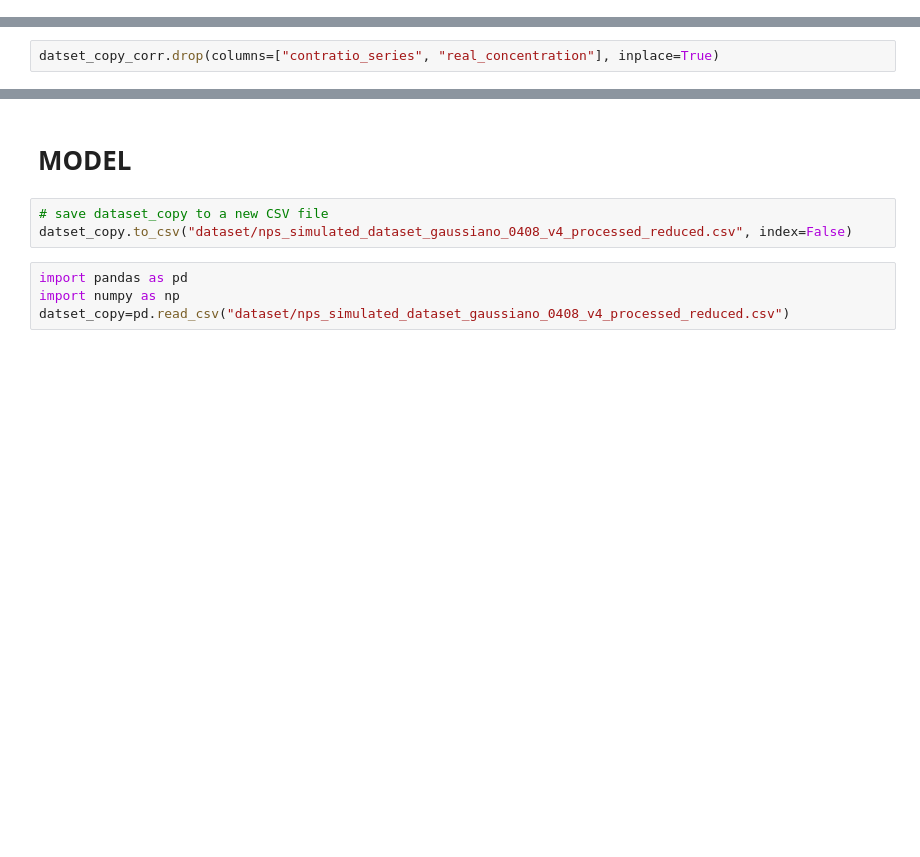
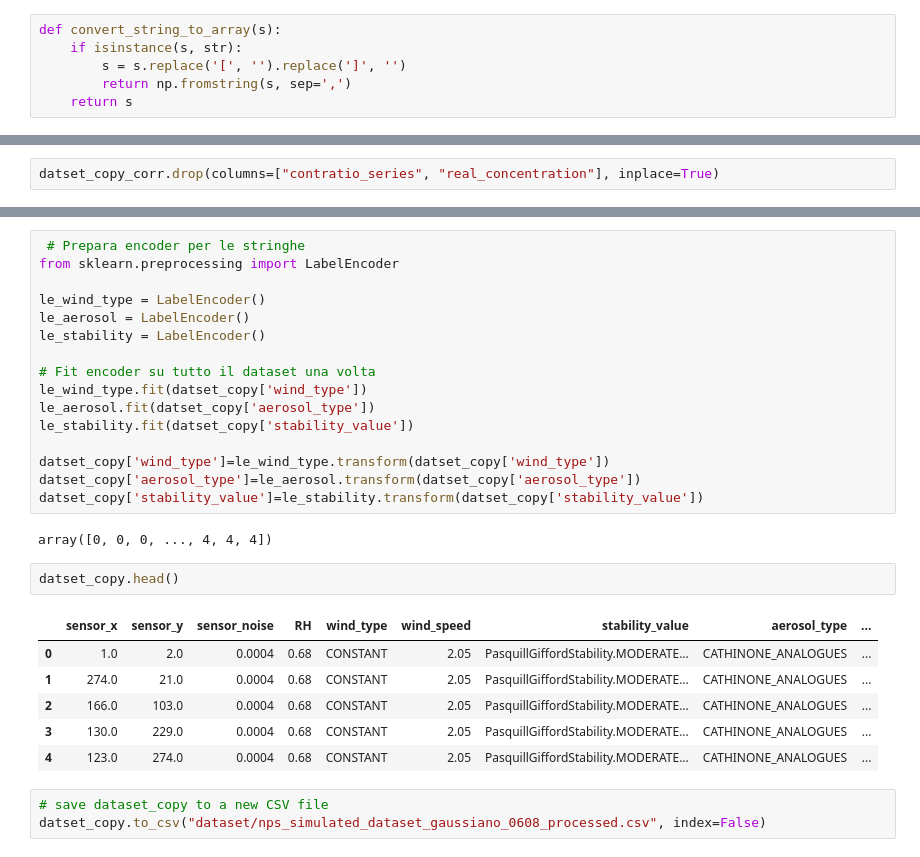
Before and after one commit to minicla03/PENTION, a Jupyter notebook: GNN/localization_model.ipynb, the cells around one changed output, grey strips where cells are left out. Cells and saved outputs as stored; diff of their text form; blank space fills up the shorter version.

```diff
--- a/GNN/localization_model.ipynb
+++ b/GNN/localization_model.ipynb
@@ -19,0 +96,6 @@ print(type(dataset["wind_dir"][1]))
+# %%
+def convert_string_to_array(s):
+    if isinstance(s, str):
+        s = s.replace('[', '').replace(']', '')
+        return np.fromstring(s, sep=',')
+    return s
@@ -159,9 +355,30 @@ datset_copy.info(verbose=True)
-# %% [markdown]
-# MODEL
+# %%
+ # Prepara encoder per le stringhe
+from sklearn.preprocessing import LabelEncoder
+
+le_wind_type = LabelEncoder()
+le_aerosol = LabelEncoder()
+le_stability = LabelEncoder()
+
+# Fit encoder su tutto il dataset una volta
+le_wind_type.fit(datset_copy['wind_type'])
+le_aerosol.fit(datset_copy['aerosol_type'])
+le_stability.fit(datset_copy['stability_value'])
+
+datset_copy['wind_type']=le_wind_type.transform(datset_copy['wind_type'])
+datset_copy['aerosol_type']=le_aerosol.transform(datset_copy['aerosol_type'])
+datset_copy['stability_value']=le_stability.transform(datset_copy['stability_value'])
+# %% [output]
+array([0, 0, 0, ..., 4, 4, 4])
+# %%
+datset_copy.head()
+# %% [output]
+|  | sensor_x | sensor_y | sensor_noise | RH | wind_type | wind_speed | stability_value | aerosol_type | ... |
+| 0 | 1.0 | 2.0 | 0.0004 | 0.68 | CONSTANT | 2.05 | PasquillGiffordStability.MODERATE... | CATHINONE_ANALOGUES | ... |
+| 1 | 274.0 | 21.0 | 0.0004 | 0.68 | CONSTANT | 2.05 | PasquillGiffordStability.MODERATE... | CATHINONE_ANALOGUES | ... |
+| 2 | 166.0 | 103.0 | 0.0004 | 0.68 | CONSTANT | 2.05 | PasquillGiffordStability.MODERATE... | CATHINONE_ANALOGUES | ... |
+| 3 | 130.0 | 229.0 | 0.0004 | 0.68 | CONSTANT | 2.05 | PasquillGiffordStability.MODERATE... | CATHINONE_ANALOGUES | ... |
+| 4 | 123.0 | 274.0 | 0.0004 | 0.68 | CONSTANT | 2.05 | PasquillGiffordStability.MODERATE... | CATHINONE_ANALOGUES | ... |
 # %%
 # save dataset_copy to a new CSV file
-datset_copy.to_csv("dataset/nps_simulated_dataset_gaussiano_0408_v4_processed_reduced.csv", index=False)
+datset_copy.to_csv("dataset/nps_simulated_dataset_gaussiano_0608_processed.csv", index=False)
-# %%
-import pandas as pd
-import numpy as np
-datset_copy=pd.read_csv("dataset/nps_simulated_dataset_gaussiano_0408_v4_processed_reduced.csv")
```
Also changed, not shown: parts of 18 cells of this notebook, 4 other files.
